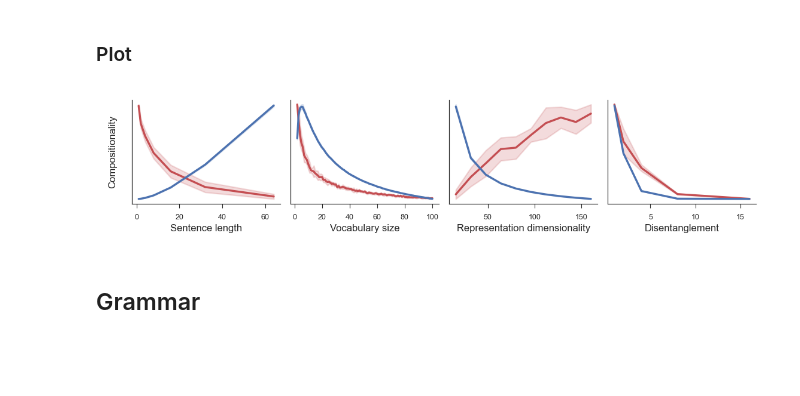
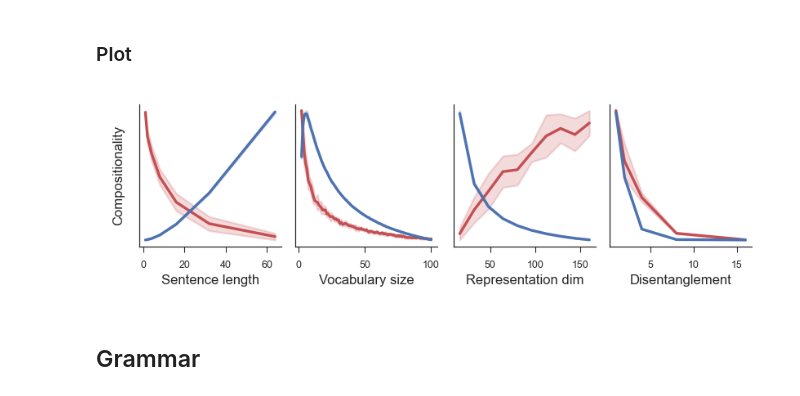
Before and after one commit to EricElmoznino/complexity_compositionality, a Jupyter notebook: papers/idea_preprint/notebook.ipynb, the cells around one changed output. Cells and saved outputs as stored; diff of their text form; code cells hidden in the pictures; blank space fills up the shorter version.

Commit message:
Updated figures

```diff
--- a/papers/idea_preprint/notebook.ipynb
+++ b/papers/idea_preprint/notebook.ipynb
@@ -282,7 +282,7 @@ Loading data from cache
 # %% [markdown]
 ### Plot
 # %%
-fig, axs = plt.subplots(nrows=1, ncols=4, figsize=(5.5, 1.2))
+fig, axs = plt.subplots(nrows=1, ncols=4, figsize=(4, 1.2))
 
 experiments = {
     "Sentence length": data_sentence_length,
@@ -293,34 +293,35 @@ experiments = {
 
 for i, variable in enumerate(experiments):
     ax1, ax2 = axs[i], axs[i].twinx()
     sns.lineplot(
         data=experiments[variable],
         x=variable,
         y="Topological similarity",
         errorbar="sd",
         color=sns.color_palette()[3],
         ax=ax1,
     )
     sns.lineplot(
         data=experiments[variable],
         x=variable,
         y="Compositionality",
         errorbar="sd",
         color=sns.color_palette()[0],
         ax=ax2,
     )
     ax1.set(ylabel=None)
     ax2.set(ylabel=None)
     ax1.tick_params(axis="y", left=False, labelleft=False)
     ax2.tick_params(axis="y", right=False, labelright=False)
 
+axs[2].set(xlabel="Representation dim")
 axs[0].set(ylabel="Compositionality")
 axs[0].yaxis.set_label_coords(-0.1, 0.5)
 
 fig.savefig("saved/lookup_table.pdf")
 plt.show()
 # %% [output]
-[figure, old version]
+[figure, new version]
 # %% [markdown]
 ## Grammar
 # %%
```
Also changed, not shown: parts of 2 cells of this notebook, 4 other files.
